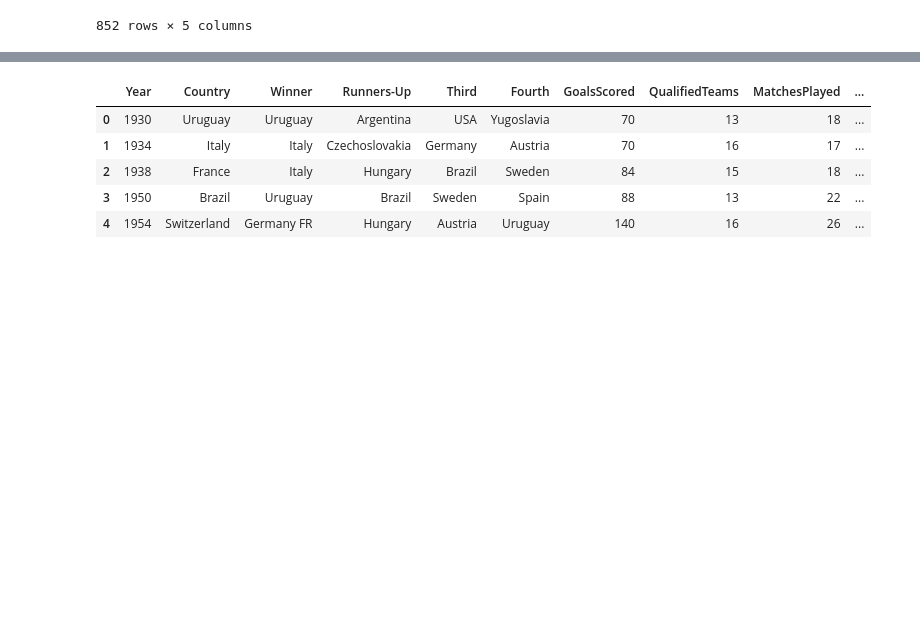
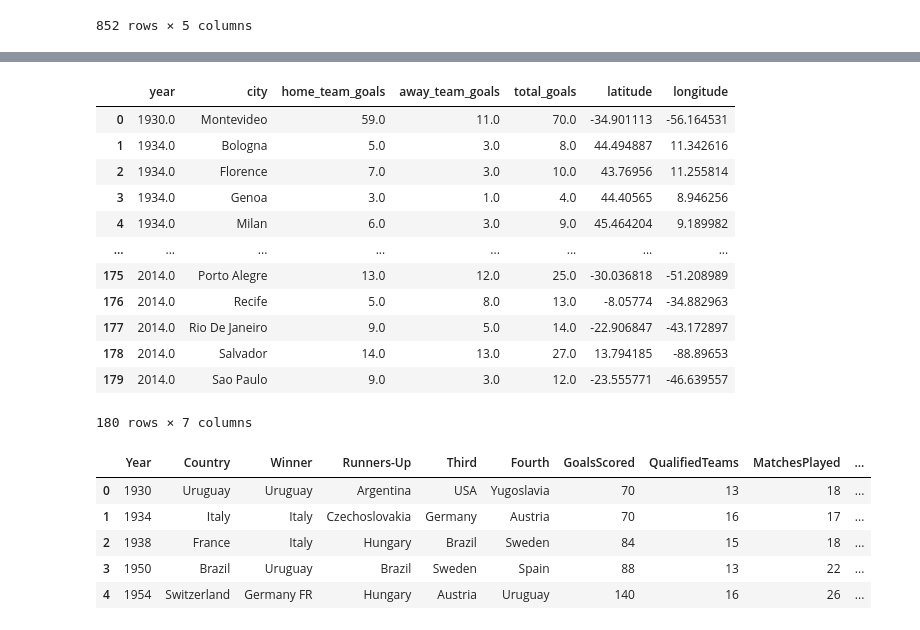
Before and after one commit to Tabassum1985/Project-3, a Jupyter notebook: main-version2.ipynb, the cells around one changed output, grey strips where cells are left out. Cells and saved outputs as stored; diff of their text form; code cells hidden in the pictures; blank space fills up the shorter version.

```diff
--- a/main-version2.ipynb
+++ b/main-version2.ipynb
@@ -205,3 +241,37 @@ grouped_visualization2_df
+# %%
+
+
+# Create a new column in the DataFrame for latitude
+grouped_visualization2_df['latitude'] = None
+
+# Create a new column in the DataFrame for longitude
+grouped_visualization2_df['longitude'] = None
+
+# Create an instance of the geolocator
+geolocator = GoogleV3(api_key=g_key)
+
+# Iterate through the DataFrame and populate the latitude and longitude columns
+for i, row in grouped_visualization2_df.iterrows():
+    location = geolocator.geocode(row['city'])
+    if location:
+        grouped_visualization2_df.at[i, 'latitude'] = location.latitude
+        grouped_visualization2_df.at[i, 'longitude'] = location.longitude
+# %%
+grouped_visualization2_df
+# %% [output]
+|  | year | city | home_team_goals | away_team_goals | total_goals | latitude | longitude |
+| 0 | 1930.0 | Montevideo | 59.0 | 11.0 | 70.0 | -34.901113 | -56.164531 |
+| 1 | 1934.0 | Bologna | 5.0 | 3.0 | 8.0 | 44.494887 | 11.342616 |
+| 2 | 1934.0 | Florence | 7.0 | 3.0 | 10.0 | 43.76956 | 11.255814 |
+| 3 | 1934.0 | Genoa | 3.0 | 1.0 | 4.0 | 44.40565 | 8.946256 |
+| 4 | 1934.0 | Milan | 6.0 | 3.0 | 9.0 | 45.464204 | 9.189982 |
+| ... | ... | ... | ... | ... | ... | ... | ... |
+| 175 | 2014.0 | Porto Alegre | 13.0 | 12.0 | 25.0 | -30.036818 | -51.208989 |
+| 176 | 2014.0 | Recife | 5.0 | 8.0 | 13.0 | -8.05774 | -34.882963 |
+| 177 | 2014.0 | Rio De Janeiro | 9.0 | 5.0 | 14.0 | -22.906847 | -43.172897 |
+| 178 | 2014.0 | Salvador | 14.0 | 13.0 | 27.0 | 13.794185 | -88.89653 |
+| 179 | 2014.0 | Sao Paulo | 9.0 | 3.0 | 12.0 | -23.555771 | -46.639557 |
+180 rows × 7 columns
 # %%
 # Import csv
 data_path = "Data/WorldCups.csv"
```
Also changed, not shown: parts of 7 cells of this notebook, 12 other files.
